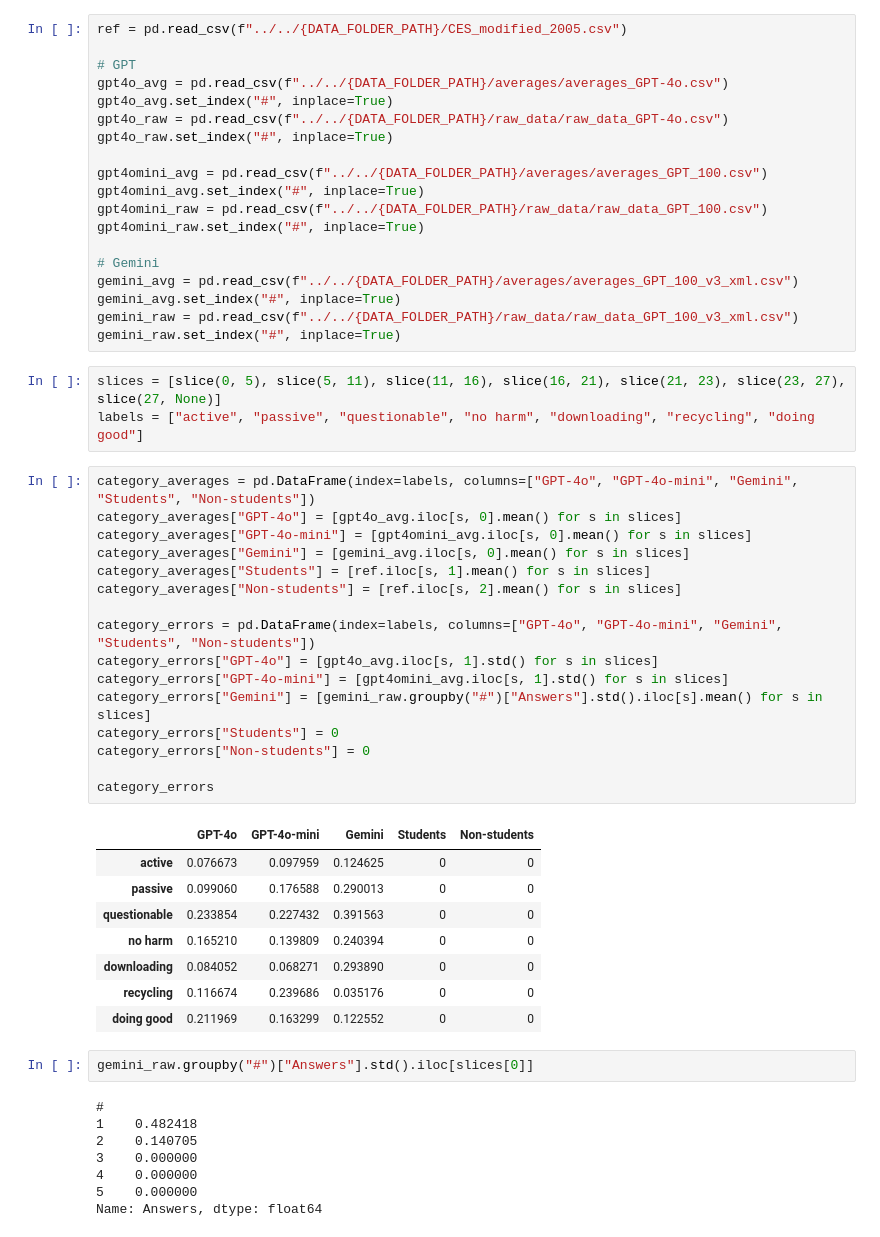
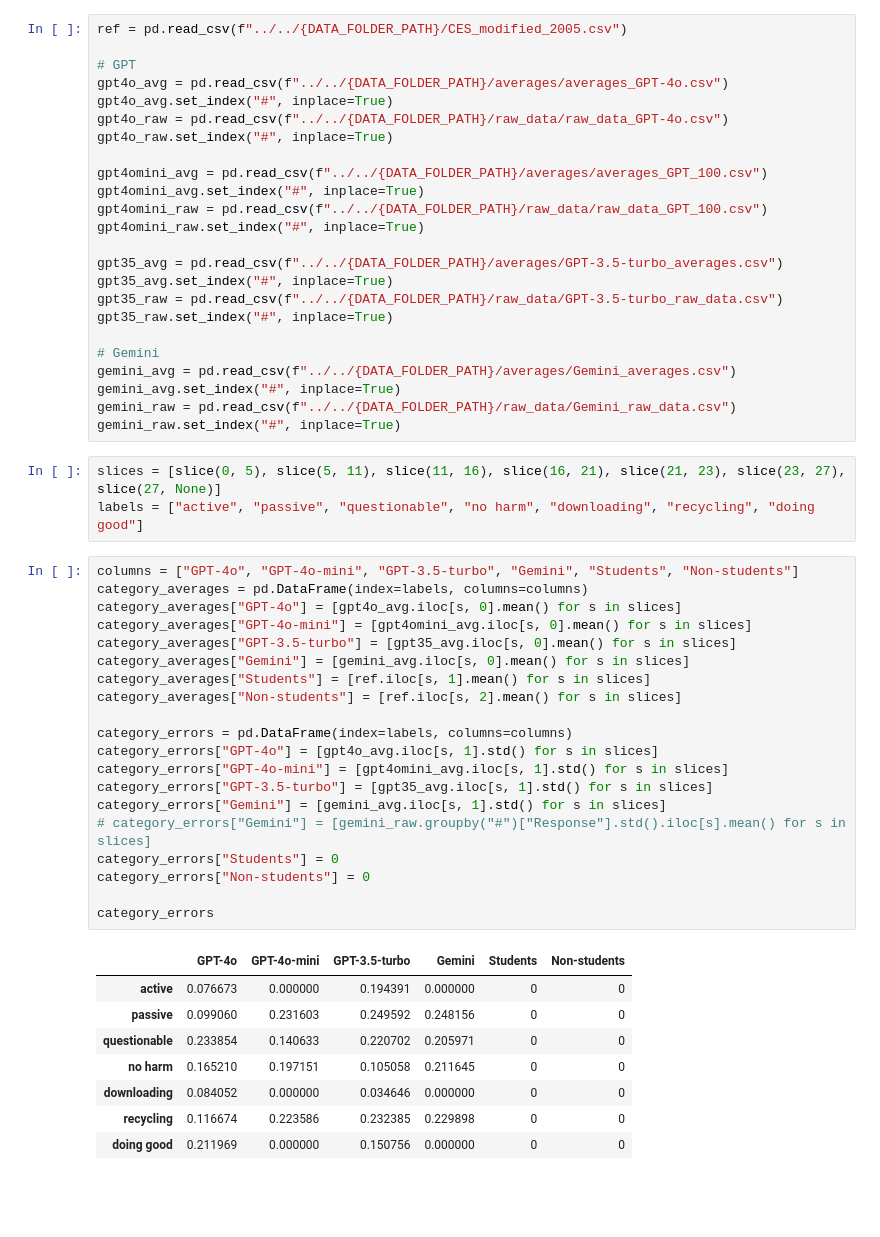
Before and after one commit to N101/Consumer-Ethics-in-AI-Shopping-Assistants, a Jupyter notebook: src/notebooks/final_graphs.ipynb, the cells around one changed output. Saved outputs shown, nothing was run; the diff lists cells and outputs as text; blank space fills up the shorter version.

```diff
--- a/src/notebooks/final_graphs.ipynb
+++ b/src/notebooks/final_graphs.ipynb
@@ -36,49 +36,48 @@ gpt4omini_avg.set_index("#", inplace=True)
 gpt4omini_raw = pd.read_csv(f"../../{DATA_FOLDER_PATH}/raw_data/raw_data_GPT_100.csv")
 gpt4omini_raw.set_index("#", inplace=True)
 
+gpt35_avg = pd.read_csv(f"../../{DATA_FOLDER_PATH}/averages/GPT-3.5-turbo_averages.csv")
+gpt35_avg.set_index("#", inplace=True)
+gpt35_raw = pd.read_csv(f"../../{DATA_FOLDER_PATH}/raw_data/GPT-3.5-turbo_raw_data.csv")
+gpt35_raw.set_index("#", inplace=True)
+
 # Gemini
-gemini_avg = pd.read_csv(f"../../{DATA_FOLDER_PATH}/averages/averages_GPT_100_v3_xml.csv")
+gemini_avg = pd.read_csv(f"../../{DATA_FOLDER_PATH}/averages/Gemini_averages.csv")
 gemini_avg.set_index("#", inplace=True)
-gemini_raw = pd.read_csv(f"../../{DATA_FOLDER_PATH}/raw_data/raw_data_GPT_100_v3_xml.csv")
+gemini_raw = pd.read_csv(f"../../{DATA_FOLDER_PATH}/raw_data/Gemini_raw_data.csv")
 gemini_raw.set_index("#", inplace=True)
 # %%
 slices = [slice(0, 5), slice(5, 11), slice(11, 16), slice(16, 21), slice(21, 23), slice(23, 27), slice(27, None)]
 labels = ["active", "passive", "questionable", "no harm", "downloading", "recycling", "doing good"]
 # %%
-category_averages = pd.DataFrame(index=labels, columns=["GPT-4o", "GPT-4o-mini", "Gemini", "Students", "Non-students"])
+columns = ["GPT-4o", "GPT-4o-mini", "GPT-3.5-turbo", "Gemini", "Students", "Non-students"]
+category_averages = pd.DataFrame(index=labels, columns=columns)
 category_averages["GPT-4o"] = [gpt4o_avg.iloc[s, 0].mean() for s in slices]
 category_averages["GPT-4o-mini"] = [gpt4omini_avg.iloc[s, 0].mean() for s in slices]
+category_averages["GPT-3.5-turbo"] = [gpt35_avg.iloc[s, 0].mean() for s in slices]
 category_averages["Gemini"] = [gemini_avg.iloc[s, 0].mean() for s in slices]
 category_averages["Students"] = [ref.iloc[s, 1].mean() for s in slices]
 category_averages["Non-students"] = [ref.iloc[s, 2].mean() for s in slices]
 
-category_errors = pd.DataFrame(index=labels, columns=["GPT-4o", "GPT-4o-mini", "Gemini", "Students", "Non-students"])
+category_errors = pd.DataFrame(index=labels, columns=columns)
 category_errors["GPT-4o"] = [gpt4o_avg.iloc[s, 1].std() for s in slices]
 category_errors["GPT-4o-mini"] = [gpt4omini_avg.iloc[s, 1].std() for s in slices]
-category_errors["Gemini"] = [gemini_raw.groupby("#")["Answers"].std().iloc[s].mean() for s in slices]
+category_errors["GPT-3.5-turbo"] = [gpt35_avg.iloc[s, 1].std() for s in slices]
+category_errors["Gemini"] = [gemini_avg.iloc[s, 1].std() for s in slices]
+# category_errors["Gemini"] = [gemini_raw.groupby("#")["Response"].std().iloc[s].mean() for s in slices]
 category_errors["Students"] = 0
 category_errors["Non-students"] = 0
 
 category_errors
 # %% [output]
-|  | GPT-4o | GPT-4o-mini | Gemini | Students | Non-students |
-| active | 0.076673 | 0.097959 | 0.124625 | 0 | 0 |
-| passive | 0.099060 | 0.176588 | 0.290013 | 0 | 0 |
-| questionable | 0.233854 | 0.227432 | 0.391563 | 0 | 0 |
-| no harm | 0.165210 | 0.139809 | 0.240394 | 0 | 0 |
-| downloading | 0.084052 | 0.068271 | 0.293890 | 0 | 0 |
-| recycling | 0.116674 | 0.239686 | 0.035176 | 0 | 0 |
-| doing good | 0.211969 | 0.163299 | 0.122552 | 0 | 0 |
+|  | GPT-4o | GPT-4o-mini | GPT-3.5-turbo | Gemini | Students | Non-students |
+| active | 0.076673 | 0.000000 | 0.194391 | 0.000000 | 0 | 0 |
+| passive | 0.099060 | 0.231603 | 0.249592 | 0.248156 | 0 | 0 |
+| questionable | 0.233854 | 0.140633 | 0.220702 | 0.205971 | 0 | 0 |
+| no harm | 0.165210 | 0.197151 | 0.105058 | 0.211645 | 0 | 0 |
+| downloading | 0.084052 | 0.000000 | 0.034646 | 0.000000 | 0 | 0 |
+| recycling | 0.116674 | 0.223586 | 0.232385 | 0.229898 | 0 | 0 |
+| doing good | 0.211969 | 0.000000 | 0.150756 | 0.000000 | 0 | 0 |
-# %%
-gemini_raw.groupby("#")["Answers"].std().iloc[slices[0]]
-# %% [output]
-#
-1    0.482418
-2    0.140705
-3    0.000000
-4    0.000000
-5    0.000000
-Name: Answers, dtype: float64
 # %%
 # create plot with error bars
 fig, ax = plt.subplots()
```
Also changed, not shown: parts of 11 cells of this notebook, 6 other files.
